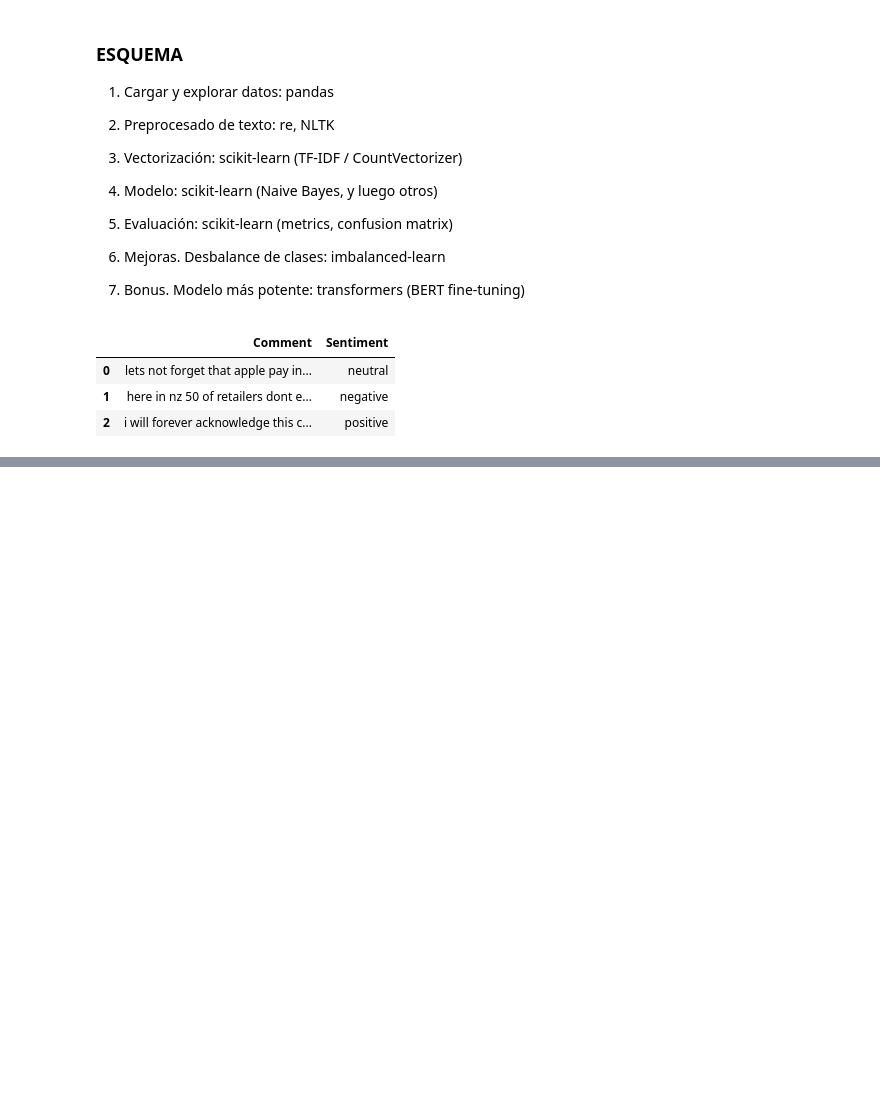
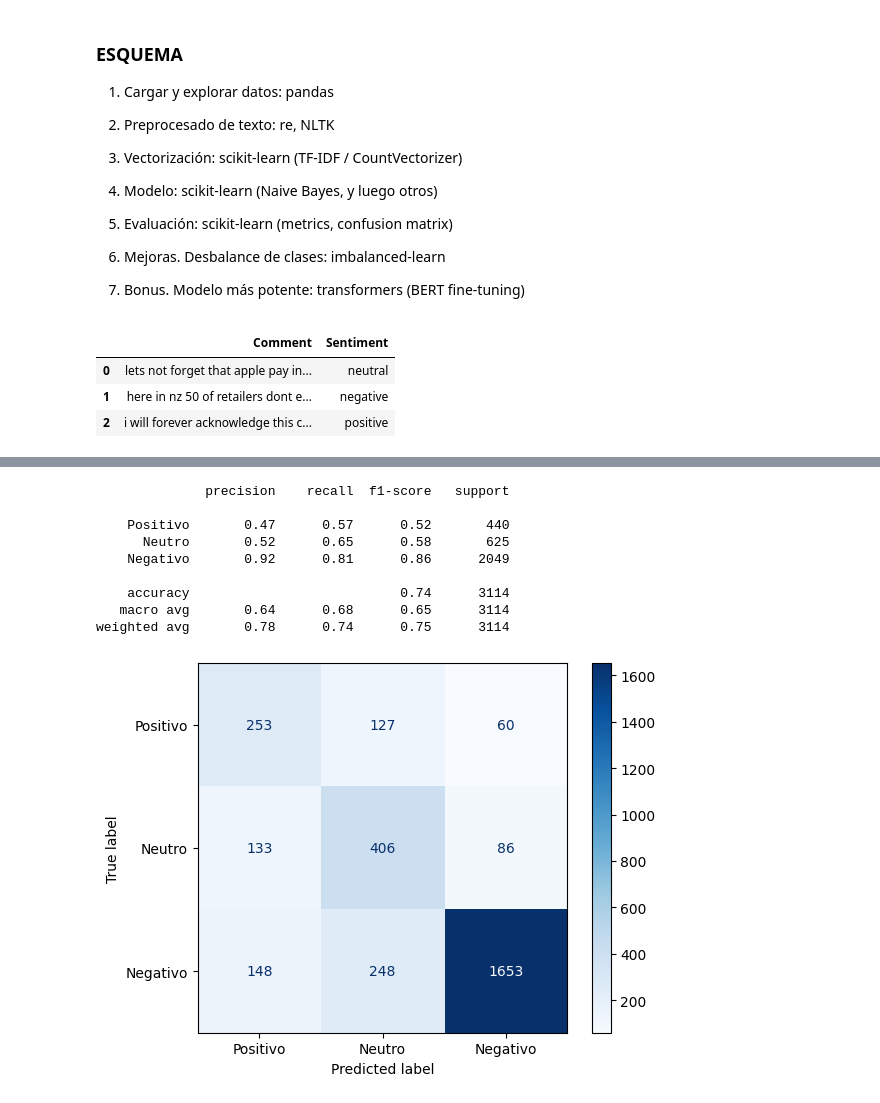
Before and after one commit to anava122002/YouTube-video-impact-classification-II, a Jupyter notebook: src/test.ipynb, the cells around one changed output, grey strips where cells are left out. Saved outputs shown, nothing was run; the diff lists cells and outputs as text; code cells hidden in the pictures; blank space fills up the shorter version.

Commit message:
all models finished. starting readme.md

```diff
--- a/src/test.ipynb
+++ b/src/test.ipynb
@@ -109,4 +176,27 @@ def evaluation(y_test, y_pred, target_names = ["Positivo", "Neutro", "Negativo"]
 # %%
 # =======================================================================================================
 # DESBALANCE DE CLASES
 # =======================================================================================================
+
+# El objetivo es corregir la inclinación del modelo hacia la clase negativa
+# MultinomialNB no soporta class_weight (le dice al modelo que penalice más los errores en clases minoritarias durante el entrenamiento)
+# SMOTE de imbalanced-learn — en lugar de penalizar, genera ejemplos sintéticos de las clases minoritarias hasta equilibrar el dataset. Es más potente pero también más lento y puede introducir ruido
+
+# Logistic regression
+from sklearn.linear_model import LogisticRegression
+
+log_clf = LogisticRegression(class_weight="balanced")
+
+log_results, log_accuracy = train_and_evaluate(log_clf, X_train, X_test, y_train, y_test)
+log_report = evaluation(y_test, log_results)
+# %% [output]
+              precision    recall  f1-score   support
+
+    Positivo       0.47      0.57      0.52       440
+      Neutro       0.52      0.65      0.58       625
+    Negativo       0.92      0.81      0.86      2049
+
+    accuracy                           0.74      3114
+   macro avg       0.64      0.68      0.65      3114
+weighted avg       0.78      0.74      0.75      3114
+[figure, added]
```
Also changed, not shown: parts of 15 cells of this notebook, 1 other file.
